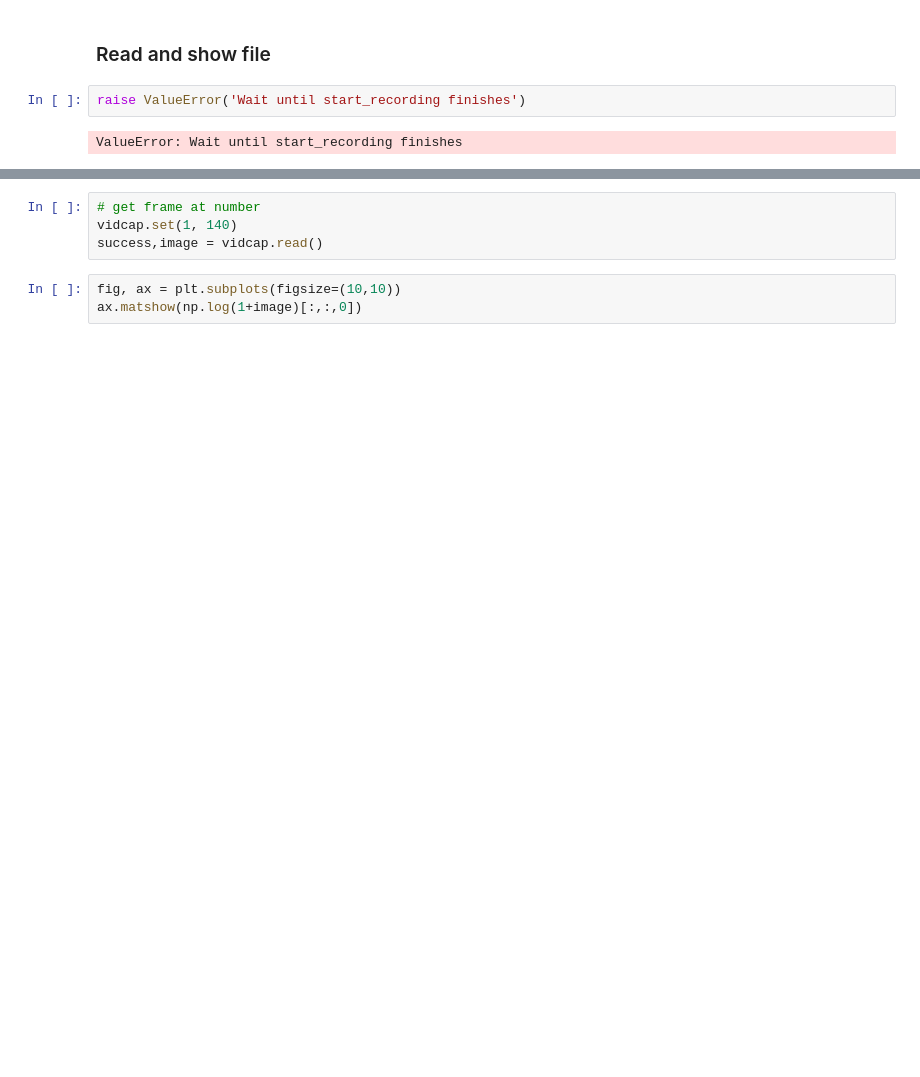
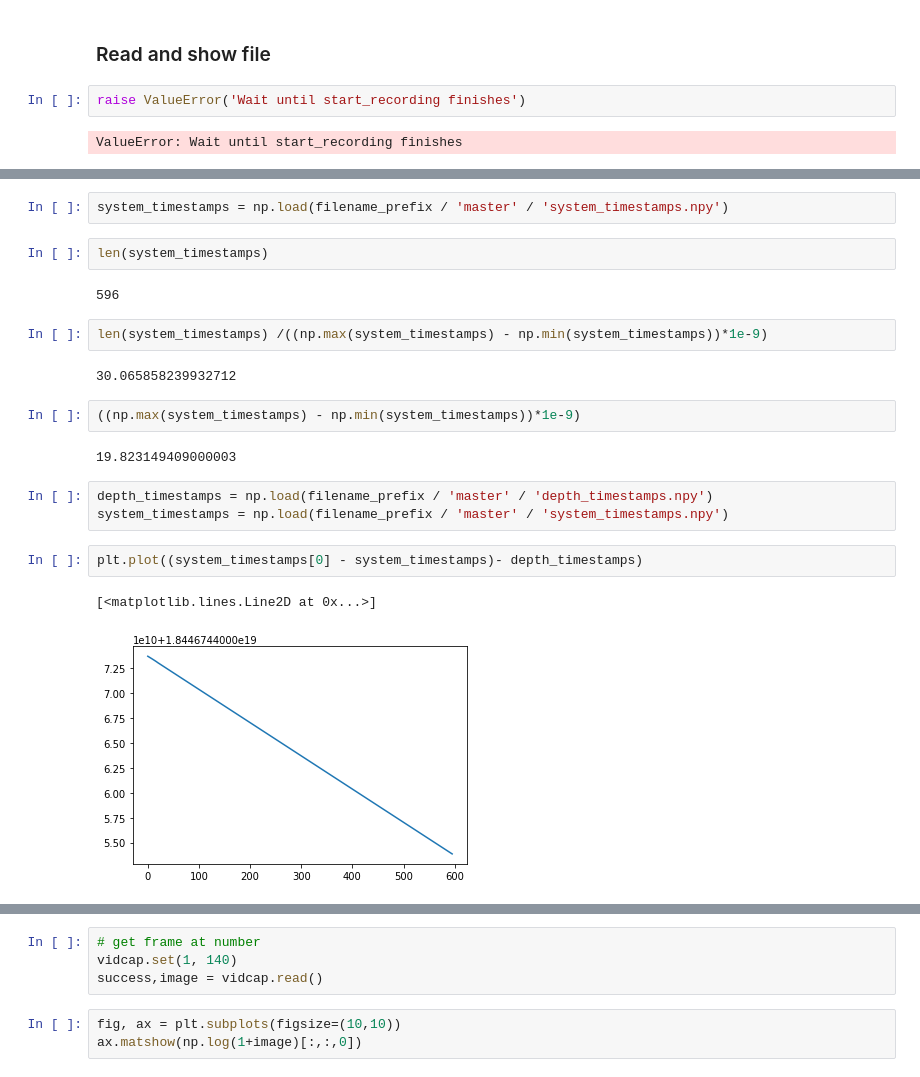
Before and after one commit to timsainb/kinectacq, a Jupyter notebook: notebooks/1.0-run_azures.ipynb, the cells around one changed output, grey strips where cells are left out. Saved outputs shown, nothing was run; the diff lists cells and outputs as text; blank space fills up the shorter version.

```diff
--- a/notebooks/1.0-run_azures.ipynb
+++ b/notebooks/1.0-run_azures.ipynb
@@ -164,3 +134,25 @@ np.load(filename_prefix / 'master' / 'depth_timestamps.npy')
+# %%
+system_timestamps = np.load(filename_prefix / 'master' / 'system_timestamps.npy')
+# %%
+len(system_timestamps)
+# %% [output]
+596
+# %%
+len(system_timestamps) /((np.max(system_timestamps) - np.min(system_timestamps))*1e-9)
+# %% [output]
+30.065858239932712
+# %%
+((np.max(system_timestamps) - np.min(system_timestamps))*1e-9)
+# %% [output]
+19.823149409000003
+# %%
+depth_timestamps = np.load(filename_prefix / 'master' / 'depth_timestamps.npy')
+system_timestamps = np.load(filename_prefix / 'master' / 'system_timestamps.npy')
+# %%
+plt.plot((system_timestamps[0] - system_timestamps)- depth_timestamps)
+# %% [output]
+[<matplotlib.lines.Line2D at 0x...>]
+[figure, added]
 # %%
 file_loc = filename_prefix / 'master' /  "depth.avi"
 vidcap = cv2.VideoCapture(file_loc.as_posix())
```
Also changed, not shown: parts of 18 cells of this notebook, 2 other files.
